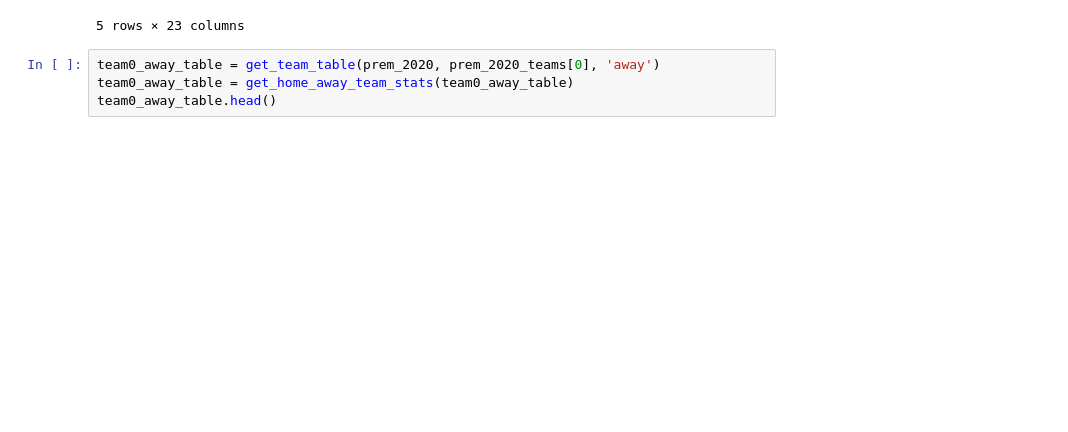
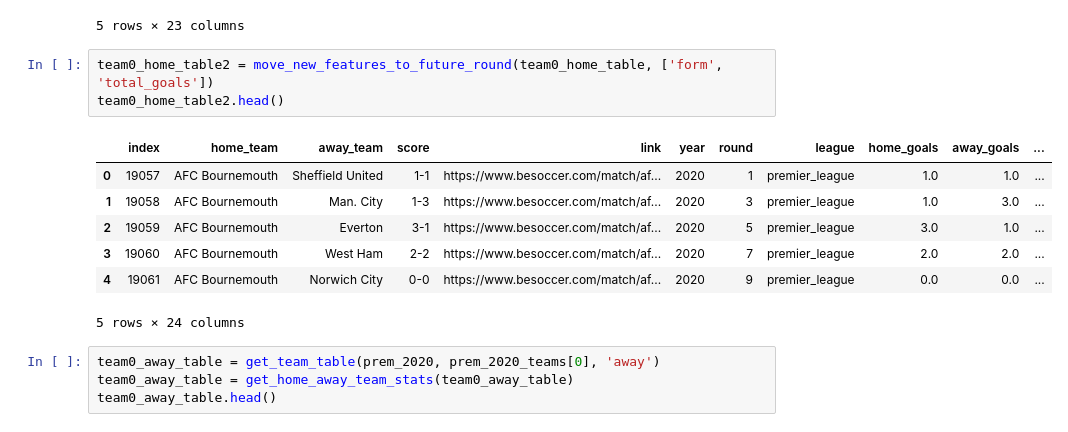
Before and after one commit to dan-bouchard/Football-Match-Outcome-Prediction, a Jupyter notebook: feature_engineering.ipynb, the cells around one changed output. Cells and saved outputs as stored; diff of their text form; blank space fills up the shorter version.

```diff
--- a/feature_engineering.ipynb
+++ b/feature_engineering.ipynb
@@ -378,6 +394,17 @@ team0_home_table.head()
 | 19060 | AFC Bournemouth | West Ham | 2-2 | https://www.besoccer.com/match/af... | 2020 | 7 | premier_league | 2.0 | 2.0 | draw | ... |
 | 19061 | AFC Bournemouth | Norwich City | 0-0 | https://www.besoccer.com/match/af... | 2020 | 9 | premier_league | 0.0 | 0.0 | draw | ... |
 5 rows × 23 columns
+# %%
+team0_home_table2 = move_new_features_to_future_round(team0_home_table, ['form', 'total_goals'])
+team0_home_table2.head()
+# %% [output]
+|  | index | home_team | away_team | score | link | year | round | league | home_goals | away_goals | ... |
+| 0 | 19057 | AFC Bournemouth | Sheffield United | 1-1 | https://www.besoccer.com/match/af... | 2020 | 1 | premier_league | 1.0 | 1.0 | ... |
+| 1 | 19058 | AFC Bournemouth | Man. City | 1-3 | https://www.besoccer.com/match/af... | 2020 | 3 | premier_league | 1.0 | 3.0 | ... |
+| 2 | 19059 | AFC Bournemouth | Everton | 3-1 | https://www.besoccer.com/match/af... | 2020 | 5 | premier_league | 3.0 | 1.0 | ... |
+| 3 | 19060 | AFC Bournemouth | West Ham | 2-2 | https://www.besoccer.com/match/af... | 2020 | 7 | premier_league | 2.0 | 2.0 | ... |
+| 4 | 19061 | AFC Bournemouth | Norwich City | 0-0 | https://www.besoccer.com/match/af... | 2020 | 9 | premier_league | 0.0 | 0.0 | ... |
+5 rows × 24 columns
 # %%
 team0_away_table = get_team_table(prem_2020, prem_2020_teams[0], 'away')
 team0_away_table = get_home_away_team_stats(team0_away_table)
```
Also changed, not shown: parts of 5 cells of this notebook.
